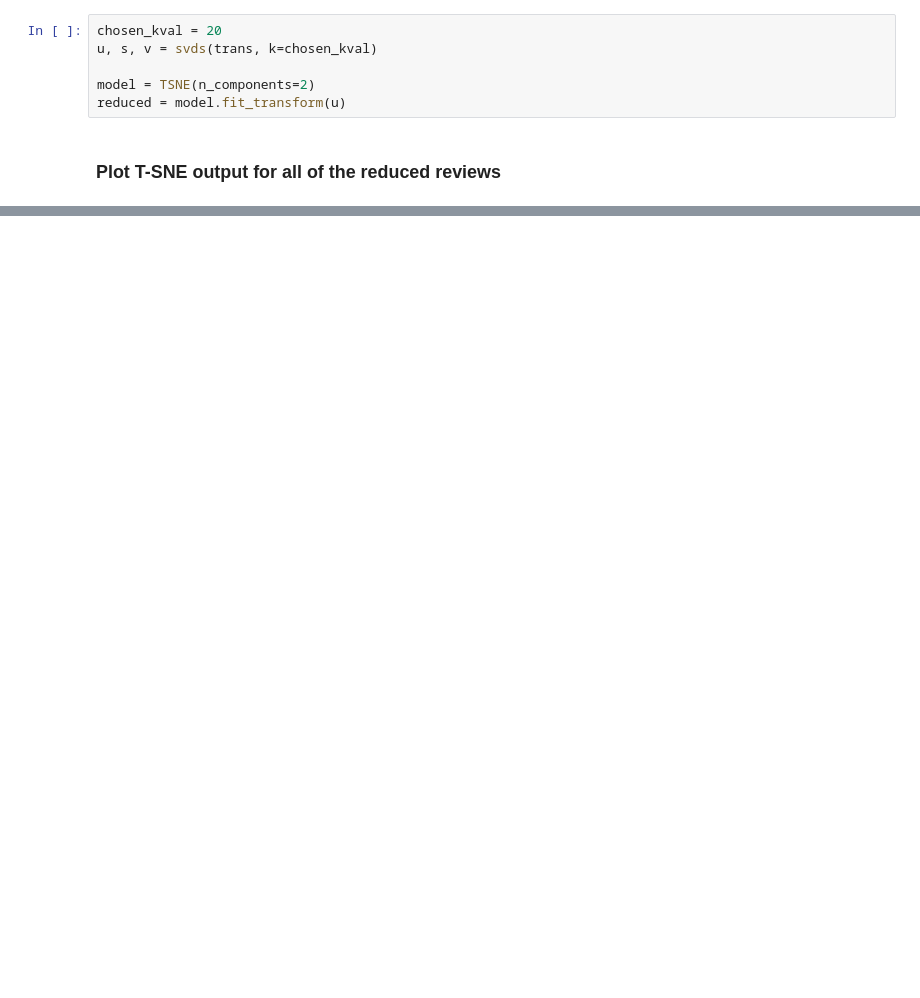
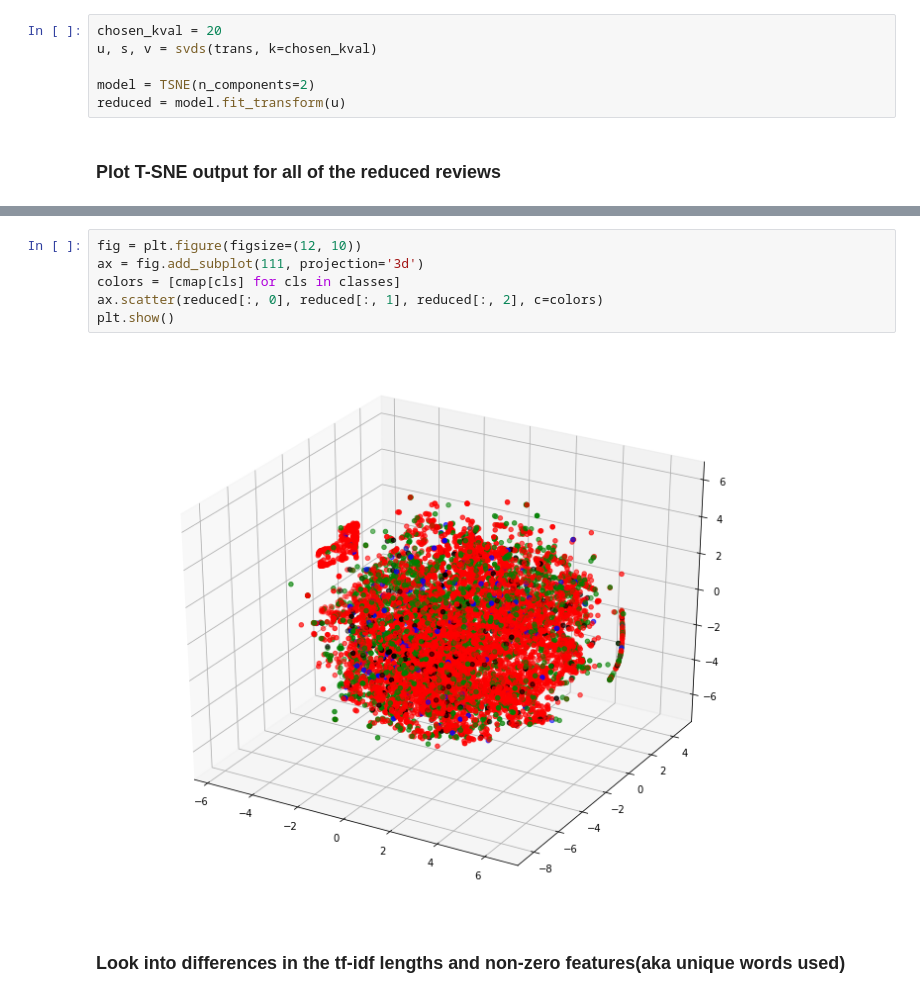
Before and after one commit to CornellDataScience/Yelp, a Jupyter notebook: salt-baes/Jason/nlp.ipynb, the cells around one changed output, grey strips where cells are left out. Drawn from its saved outputs; the diff is of its cells as text; blank space fills up the shorter version.

```diff
--- a/salt-baes/Jason/nlp.ipynb
+++ b/salt-baes/Jason/nlp.ipynb
@@ -101,0 +109,10 @@ plt.show()
+# %%
+fig = plt.figure(figsize=(12, 10))
+ax = fig.add_subplot(111, projection='3d')
+colors = [cmap[cls] for cls in classes]
+ax.scatter(reduced[:, 0], reduced[:, 1], reduced[:, 2], c=colors)
+plt.show()
+# %% [output]
+[figure, added]
+# %% [markdown]
+### Look into differences in the tf-idf lengths and non-zero features(aka unique words used)
```
Also changed, not shown: parts of 12 cells of this notebook.
